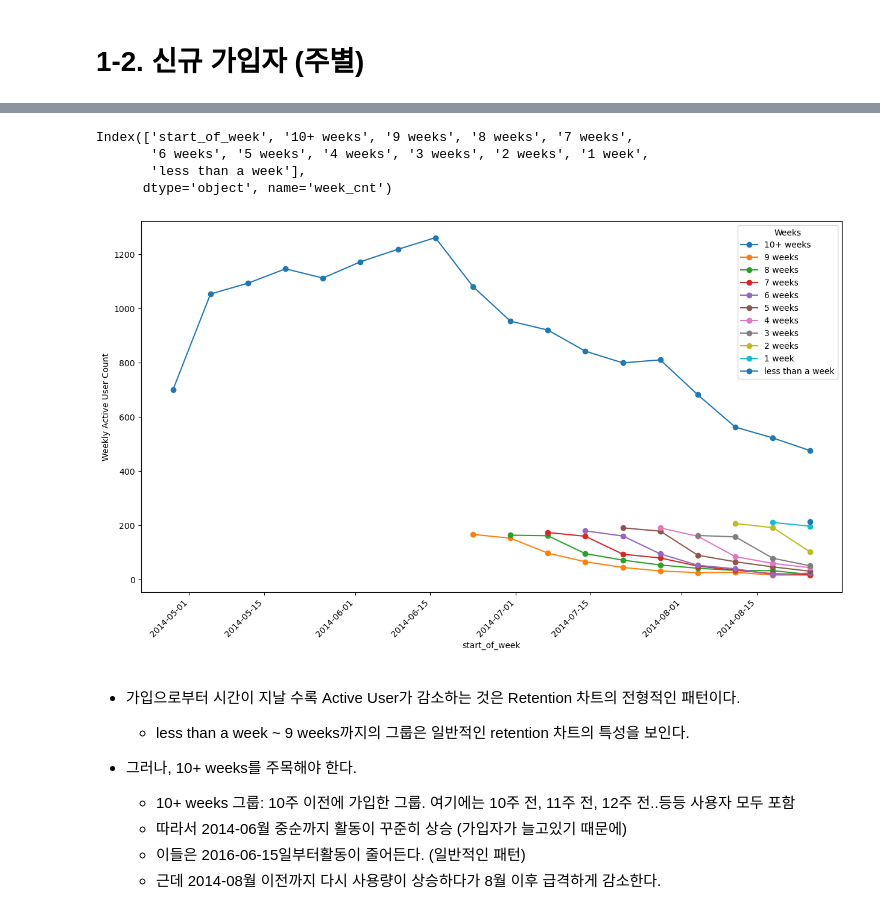
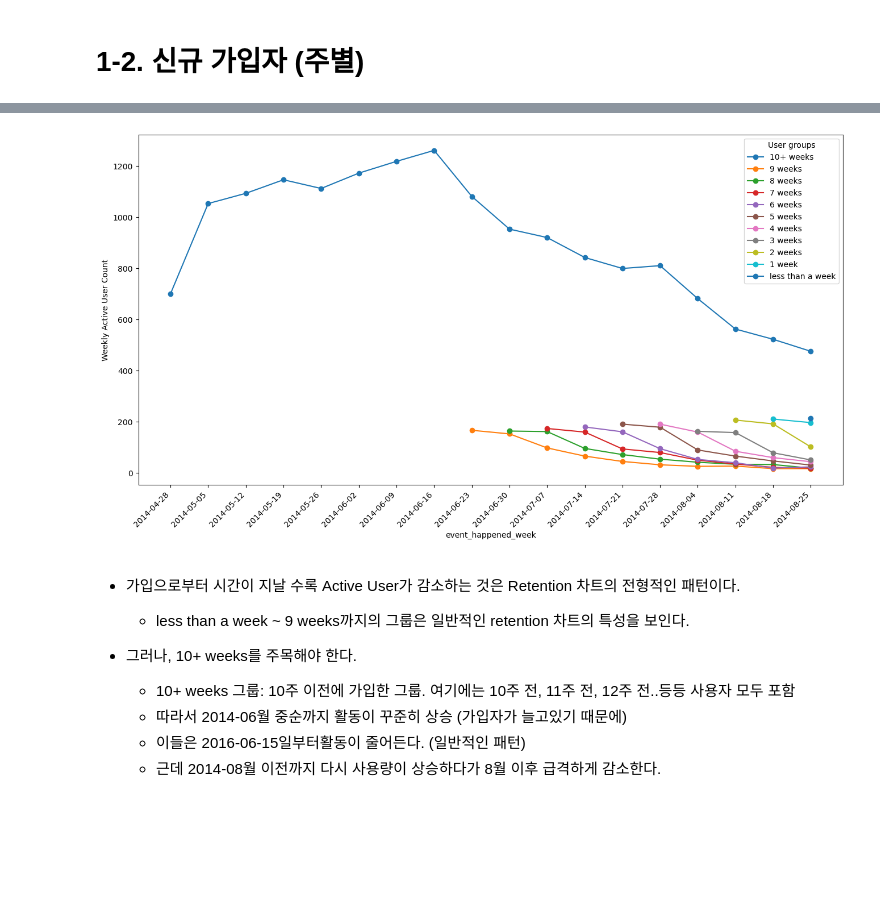
Before and after one commit to JeeyeonKim00/TIL, a Jupyter notebook: 데이터리안/01_UserEngagement하락분석/1_ User_Engagement_하락의_분석.ipynb, the cells around one changed output, grey strips where cells are left out. Drawn from its saved outputs; the diff is of its cells as text; code cells hidden in the pictures; blank space fills up the shorter version.

```diff
--- a/데이터리안/01_UserEngagement하락분석/1_ User_Engagement_하락의_분석.ipynb
+++ b/데이터리안/01_UserEngagement하락분석/1_ User_Engagement_하락의_분석.ipynb
@@ -471,6 +370,7 @@ test_df2
 # %%
 # 'variable' 열을 행 인덱스로, 'value' 열을 새로운 열로 변환
-pivot_df = test_df2.pivot(index='start_of_week', columns='week_cnt', values='user_id')
+pivot_df = cohort_df.pivot(index='event_happened_week', columns='week_cnt', values='user_cnt')
+pivot_df = pivot_df[[ '10+ weeks', '9 weeks','8 weeks','7 weeks','6 weeks','5 weeks','4 weeks','3 weeks', '2 weeks','1 week','less than a week']]
 
 # 결과 확인
 pivot_df
@@ -521,33 +396,13 @@ pivot_df
-# %%
-pivot_df.reset_index(inplace=True)
-pivot_df.columns
-# %% [output]
-Index(['start_of_week', '10+ weeks', '9 weeks', '8 weeks', '7 weeks',
-       '6 weeks', '5 weeks', '4 weeks', '3 weeks', '2 weeks', '1 week',
-       'less than a week'],
-      dtype='object', name='week_cnt')
 # %%
-
-import matplotlib.pyplot as plt
-
-
-# 그래프 크기 설정
-plt.figure(figsize=(15, 8))
-
-# 각 컬럼에 대해 하나의 선 그래프 그리기
-for col in pivot_df.columns[1:]:  # 'start_of_week' 제외
-    plt.plot(pivot_df['start_of_week'], pivot_df[col], label=col, marker='o')
-
-# x축 레이블과 범례 추가
-plt.xlabel('start_of_week')
+plt.figure(figsize=(16,8))
+plt.plot(pivot_df, label = pivot_df.columns, marker = 'o')
+plt.xlabel('event_happened_week')
 plt.ylabel('Weekly Active User Count')
 plt.xticks(rotation=45, ha='right')
-plt.legend(title='Weeks')
-
-# 그래프 표시
+plt.legend(title='User groups')
 plt.show()
 # %% [output]
-[figure, old version]
+[figure, new version]
 # %% [markdown]
 - 가입으로부터 시간이 지날 수록 Active User가 감소하는 것은 Retention 차트의 전형적인 패턴이다.
   - less than a week ~ 9 weeks까지의 그룹은 일반적인 retention 차트의 특성을 보인다.
```
Also changed, not shown: parts of 58 cells of this notebook.
